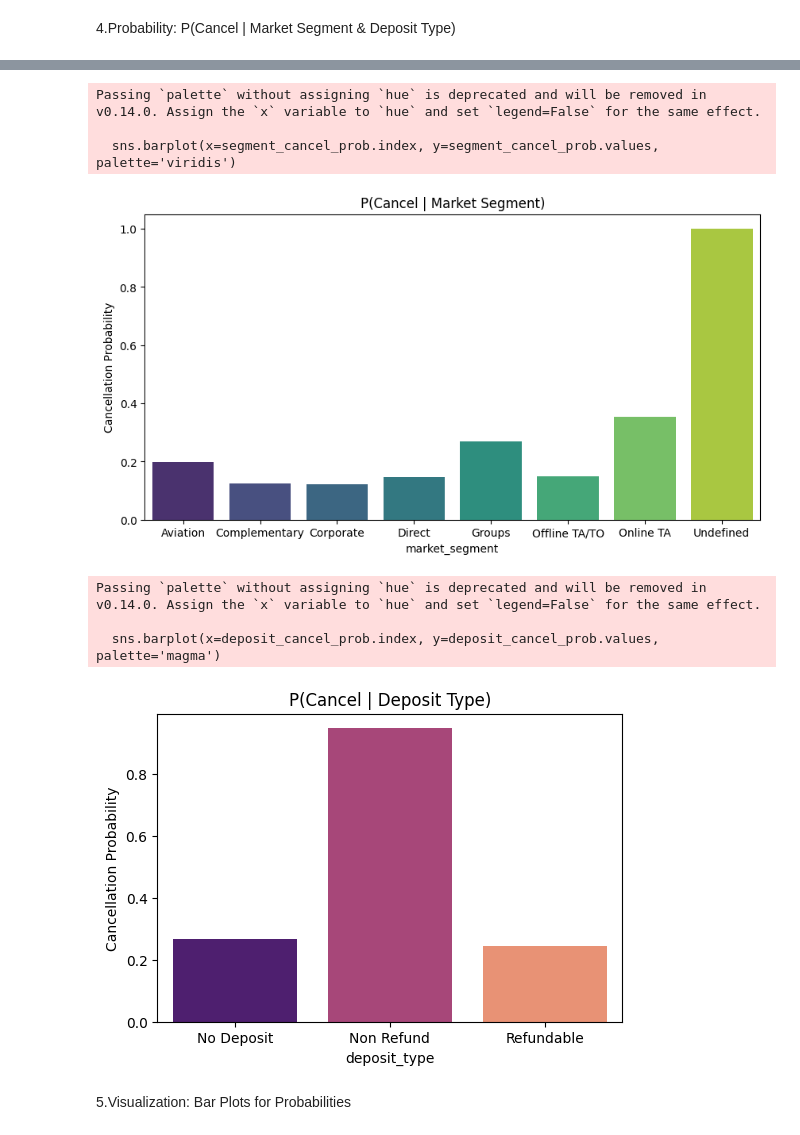
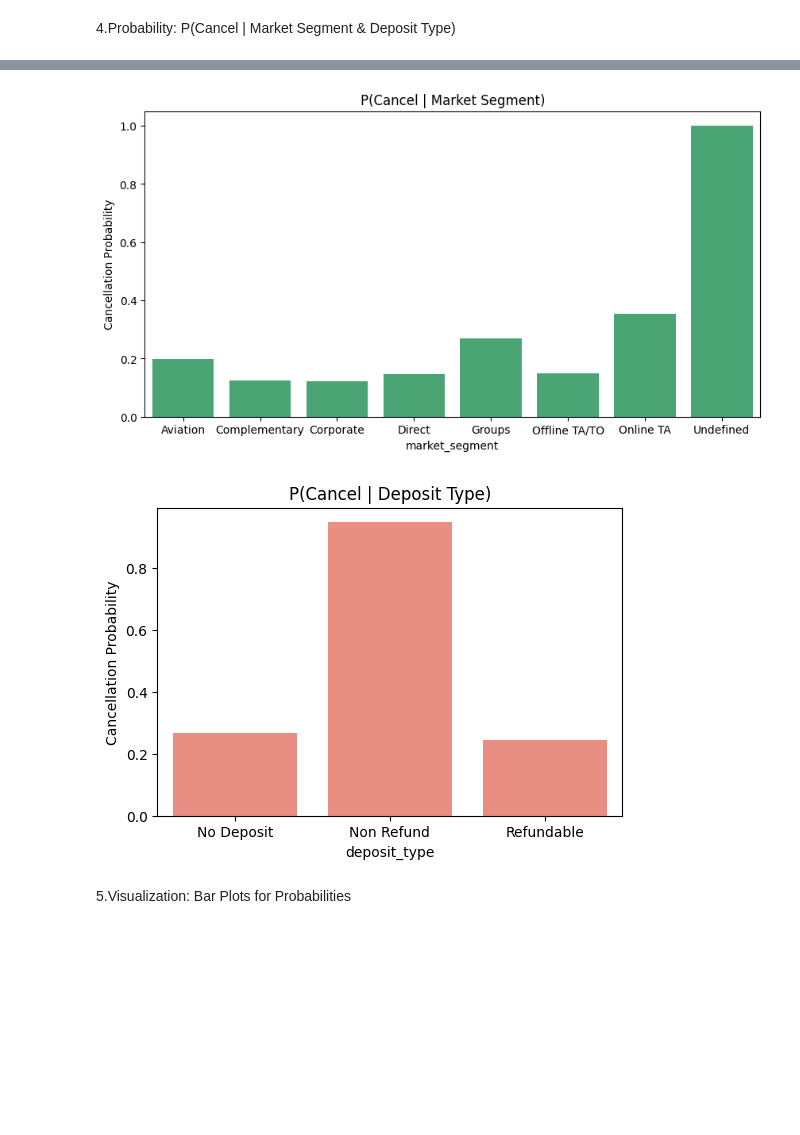
Before and after one commit to menna-elbanna/Project-DA, a Jupyter notebook: notebooks/Probability_Hypothesis.ipynb, the cells around one changed output, grey strips where cells are left out. Drawn from its saved outputs; the diff is of its cells as text; code cells hidden in the pictures; blank space fills up the shorter version.

```diff
--- a/notebooks/Probability_Hypothesis.ipynb
+++ b/notebooks/Probability_Hypothesis.ipynb
@@ -86,44 +84,40 @@ print("P(Cancel | Market Segment):\n", segment_cancel_prob)
 print("\nP(Cancel | Deposit Type):\n", deposit_cancel_prob)
 
 # Plots
+# Market Segment
 plt.figure(figsize=(10,5))
-sns.barplot(x=segment_cancel_prob.index, y=segment_cancel_prob.values, palette='viridis')
+sns.barplot(x=segment_cancel_prob.index, y=segment_cancel_prob.values, color='mediumseagreen')
 plt.ylabel("Cancellation Probability")
 plt.title("P(Cancel | Market Segment)")
 plt.show()
 
+# Deposit Type
 plt.figure(figsize=(6,4))
-sns.barplot(x=deposit_cancel_prob.index, y=deposit_cancel_prob.values, palette='magma')
+sns.barplot(x=deposit_cancel_prob.index, y=deposit_cancel_prob.values, color='salmon')
 plt.ylabel("Cancellation Probability")
 plt.title("P(Cancel | Deposit Type)")
 plt.show()
 # %% [output]
 P(Cancel | Market Segment):
  market_segment
 Aviation         0.198238
 Complementary    0.125356
 Corporate        0.121198
 Direct           0.147154
 Groups           0.270134
 Offline TA/TO    0.148535
 Online TA        0.353483
 Undefined        1.000000
 Name: is_canceled, dtype: float64
 
 P(Cancel | Deposit Type):
  deposit_type
 No Deposit    0.266871
 Non Refund    0.947013
 Refundable    0.242991
 Name: is_canceled, dtype: float64
-Passing `palette` without assigning `hue` is deprecated and will be removed in v0.14.0. Assign the `x` variable to `hue` and set `legend=False` for the same effect.
-
-  sns.barplot(x=segment_cancel_prob.index, y=segment_cancel_prob.values, palette='viridis')
-[figure, old version]
+[figure, new version]
-Passing `palette` without assigning `hue` is deprecated and will be removed in v0.14.0. Assign the `x` variable to `hue` and set `legend=False` for the same effect.
-
-  sns.barplot(x=deposit_cancel_prob.index, y=deposit_cancel_prob.values, palette='magma')
-[figure, old version]
+[figure, new version]
 # %% [markdown]
 5.Visualization: Bar Plots for Probabilities
 # %%
```
Also changed, not shown: parts of 3 cells of this notebook.
